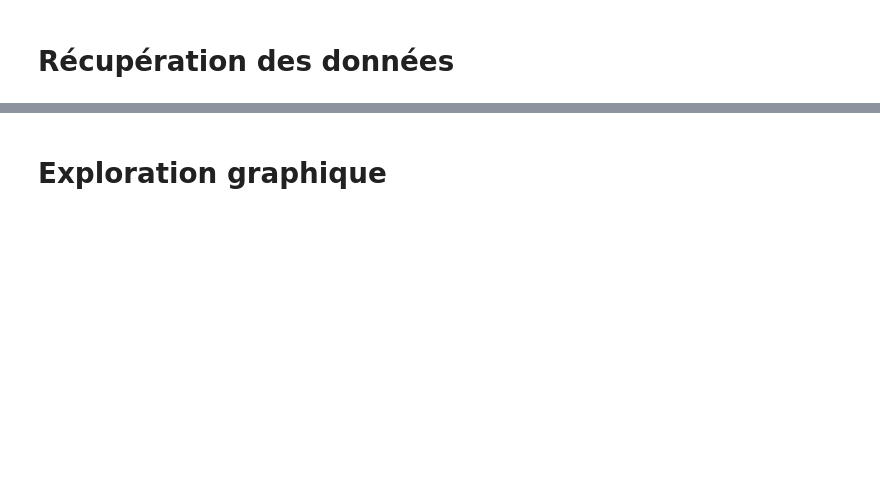
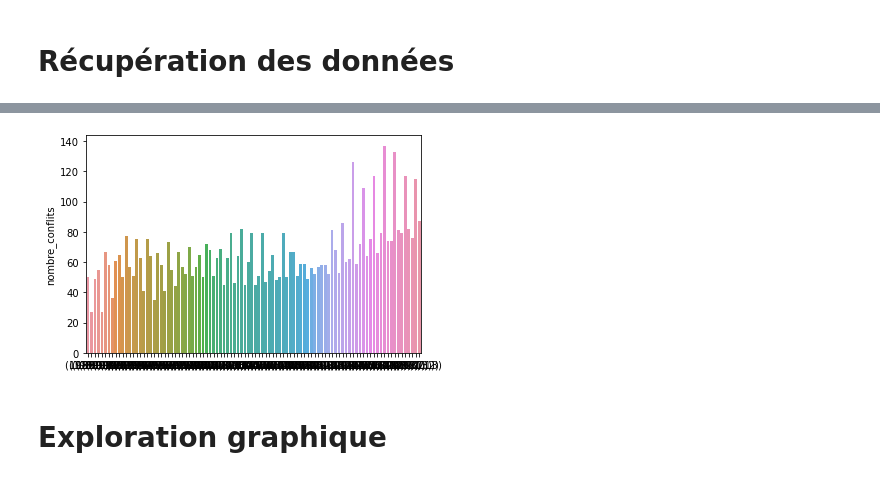
Before and after one commit to LexAdrim/UCDP-project, a Jupyter notebook: main.ipynb, the cells around one changed output, grey strips where cells are left out. Drawn from its saved outputs; the diff is of its cells as text; code cells hidden in the pictures; blank space fills up the shorter version.

```diff
--- a/main.ipynb
+++ b/main.ipynb
@@ -17,7 +39,7 @@ pip install wbgapi
 # Récupération des données
 # %%
 # 1989-01-01 and 2020-12-31
-df = pd.read_csv('../ucdp.csv')
+df = pd.read_csv('/Users/mcolas/Documents/GitHub/UCDP-project/data_ucdp.csv')
 # %%
 # Création d'une première base comportant des variables par pays et année que l'on utilisera dans la partie modélisation
 
@@ -59,0 +96,5 @@ countries = gpd.read_file(gpd.datasets.get_path("naturalearth_lowres"))
+# %%
+df_visu_conflit = df[['year','type_of_violence', 'conflict_new_id']].groupby(['year','type_of_violence']).nunique()
+df_visu_conflit.columns = ['year1','type1','nombre_conflits']
+df_visu_conflit = df_visu_conflit.drop(['year1','type1'], axis=1)
+df_visu_conflit.head()
@@ -60,3 +129,7 @@ countries = gpd.read_file(gpd.datasets.get_path("naturalearth_lowres"))
+# %%
+visu_conflit = sns.barplot(x= df_visu_conflit.index,y='nombre_conflits', data = df_visu_conflit)
+# %% [output]
+[figure, added]
 # %% [markdown]
 # Exploration graphique
 # %%
```
Also changed, not shown: parts of 8 cells of this notebook.
